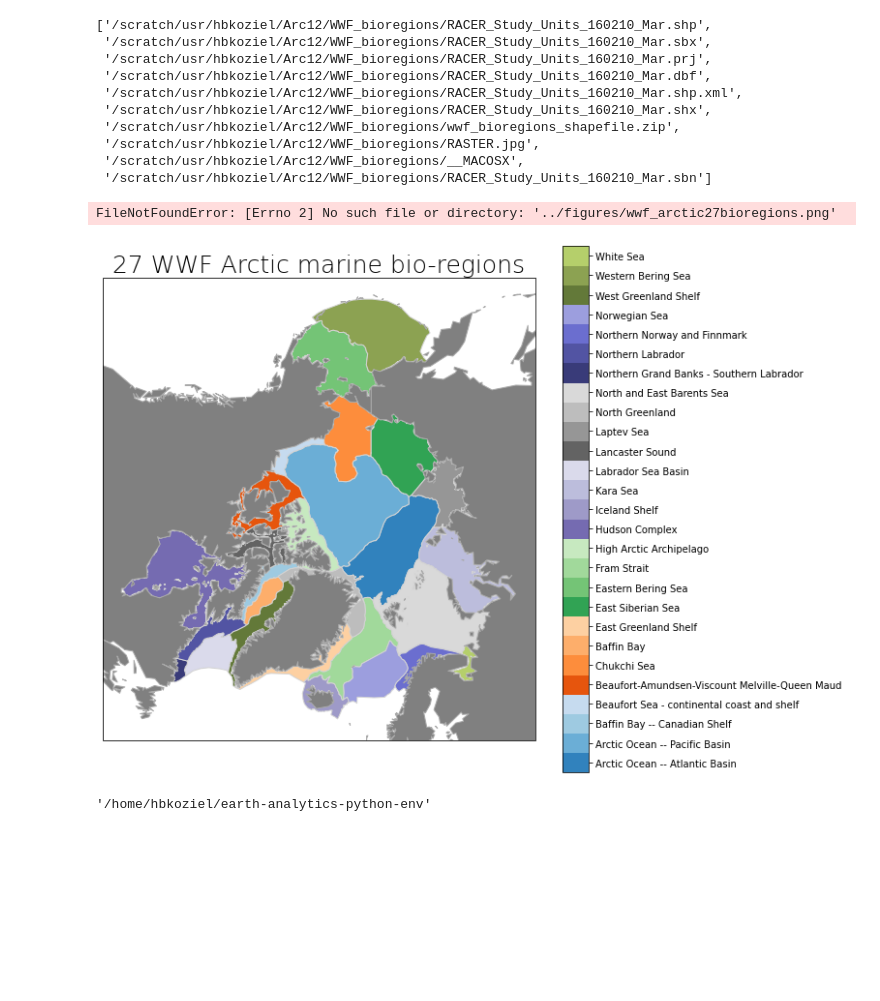
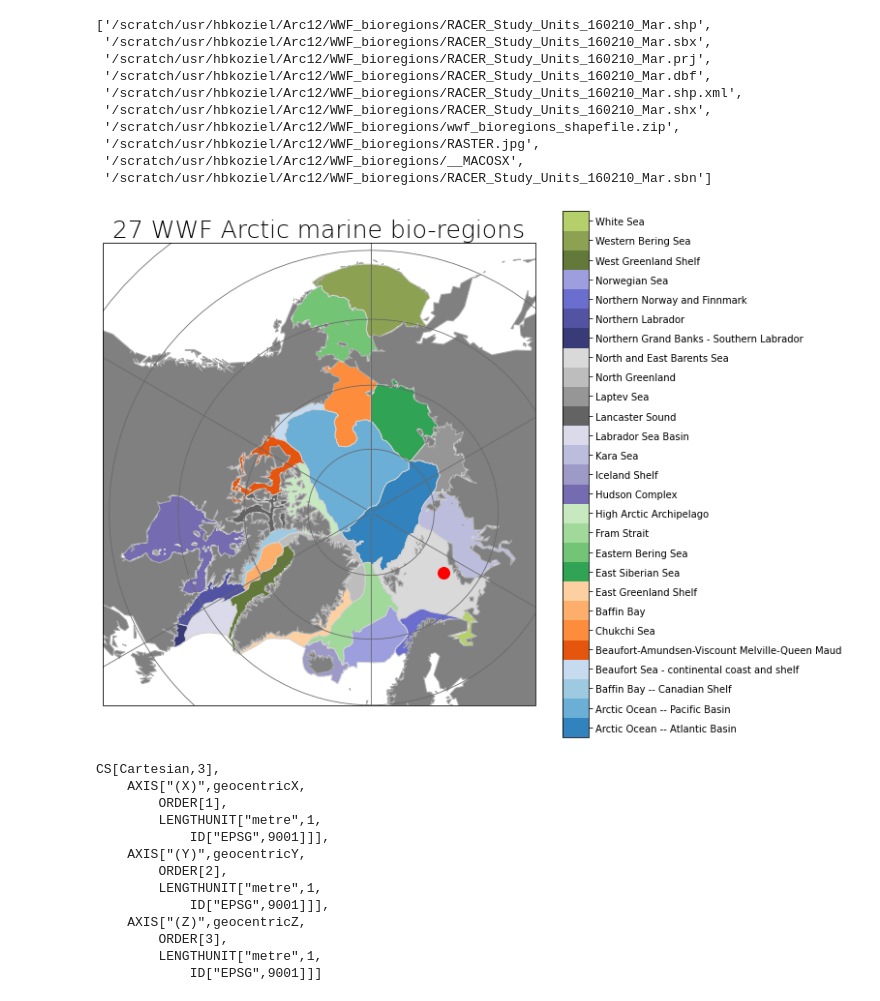
Before and after one commit to LAWTIDEBOY/earth-analytics-python-env, a Jupyter notebook: scripts/map.ipynb, the cells around one changed output. Cells and saved outputs as stored; diff of their text form; code cells hidden in the pictures; blank space fills up the shorter version.

Commit message:
add bioregional maps and pp trends

```diff
--- a/scripts/map.ipynb
+++ b/scripts/map.ipynb
@@ -62,17 +63,17 @@ data = et.data.get_data('spatial-vector-lidar')
 # %%
 #wwf.crs.coordinate_system
 wwf.crs.coordinate_system
-# Reproject the data
+# Reproject the data / get projections
+crs_latlon = ccrs.PlateCarree()
+crs = ccrs.NorthPolarStereo()
 
-crs = ccrs.NorthPolarStereo()
-crs_proj4 = crs.proj4_init
+
+#crs_proj4 = crs.proj4_init
 #worldBound_Nstereo = worldBound.to_crs(crs_proj4)
 #wwf_Nstereo = wwf.to_crs(crs_proj4)
 #worldBound_Nstereo = worldBound.to_crs(epsg=9001)
 #worldBound_Nstereo = worldBound.to_crs(epsg=9001)
 wwf_Nstereo = wwf.to_crs(epsg=9001)
-
-#w = world.to_crs(epsg=9001)
 # %%
 fig, ax = plt.subplots(figsize=(10, 10),subplot_kw=dict(projection=crs))
 
@@ -80,37 +81,54 @@ fig, ax = plt.subplots(figsize=(10, 10),subplot_kw=dict(projection=crs))
 cmap1=cm.get_cmap('tab20c')
 cmap2=cm.get_cmap('tab20b')
 
 ncolors = np.vstack([np.array(cmap1.colors),np.array(cmap2.colors)])
 ncolors = ncolors[:27,:]
 cmap = ListedColormap(ncolors)
 
 norm = cm.colors.Normalize(vmin=0, vmax=27)
 sm = plt.cm.ScalarMappable(cmap=cmap,norm=norm)
 
 
 wwf.plot(categorical=True, legend=True,ax=ax, cmap=cmap, edgecolor='lightgray')
 
 # OPTION 1: low definition lands #
 #ax.add_feature(cartopy.feature.LAND, zorder=1,facecolor='lightgray', edgecolor='gray')
 #ax.coastlines(resolution='50m',color,'darkgray')
 
 # OPTION 2: high definition lands #
 lands = cartopy.feature.GSHHSFeature(scale='auto', levels=[2])
 ax.add_feature(lands, edgecolor='darkgray', facecolor='gray', zorder=1)
 
+# add gridlines
+ax.gridlines(crs=crs_latlon, linestyle='-',color='dimgray')
+
+# plot one random point in the Barents Sea
+ax.plot(50,75,'ro',markersize=12, transform=crs_latlon)
+
 # Add a title
 ax.set_title('27 WWF Arctic marine bio-regions', fontdict={'fontsize': '25', 'fontweight' : '3'})
 
 # Create colorbar as a legend
 cbar = fig.colorbar(sm, spacing = 'uniform', orientation = 'vertical',ticks=np.arange(0.5,27.5,1))
 cbar.ax.set_yticklabels(wwf.Name)
 
 
-plt.savefig("../figures/wwf_arctic27bioregions.png", dpi=300)
+plt.savefig('wwf_arctic27bioregions.png', dpi=300)
 # %% [output]
-FileNotFoundError: [Errno 2] No such file or directory: '../figures/wwf_arctic27bioregions.png'
-[figure, old version]
+[figure, new version]
-# %%
-pwd
-# %% [output]
-'/home/hbkoziel/earth-analytics-python-env'
+# %%
+wwf_Nstereo.crs.coordinate_system
+# %% [output]
+CS[Cartesian,3],
+    AXIS["(X)",geocentricX,
+        ORDER[1],
+        LENGTHUNIT["metre",1,
+            ID["EPSG",9001]]],
+    AXIS["(Y)",geocentricY,
+        ORDER[2],
+        LENGTHUNIT["metre",1,
+            ID["EPSG",9001]]],
+    AXIS["(Z)",geocentricZ,
+        ORDER[3],
+        LENGTHUNIT["metre",1,
+            ID["EPSG",9001]]]
```
Also changed, not shown: parts of 7 cells of this notebook, 10 other files.
